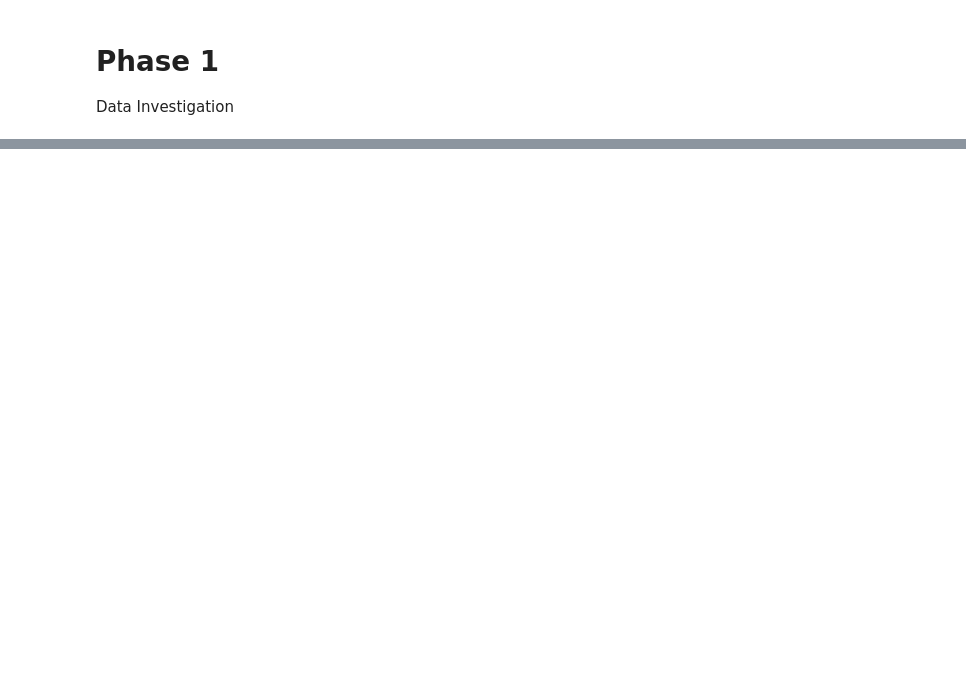
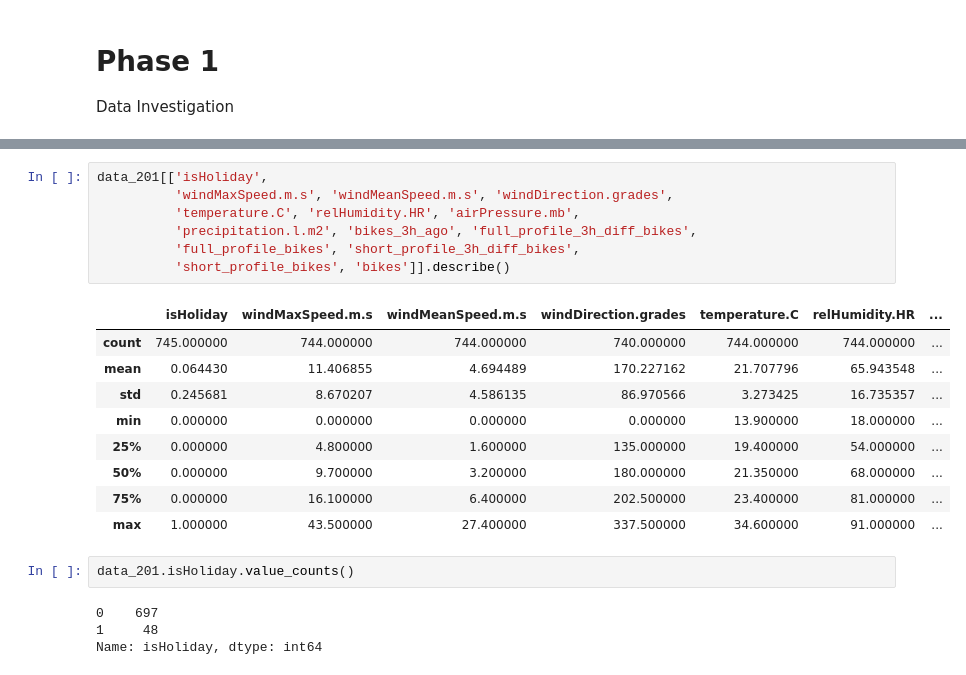
Before and after one commit to isabelladegen/mlp-2021, a Jupyter notebook: notebooks/ExperimentWithPerStationData.ipynb, the cells around one changed output, grey strips where cells are left out. Saved outputs shown, nothing was run; the diff lists cells and outputs as text; blank space fills up the shorter version.

```diff
--- a/notebooks/ExperimentWithPerStationData.ipynb
+++ b/notebooks/ExperimentWithPerStationData.ipynb
@@ -21,0 +81,23 @@ data_201
+# %%
+data_201[['isHoliday',
+          'windMaxSpeed.m.s', 'windMeanSpeed.m.s', 'windDirection.grades',
+          'temperature.C', 'relHumidity.HR', 'airPressure.mb',
+          'precipitation.l.m2', 'bikes_3h_ago', 'full_profile_3h_diff_bikes',
+          'full_profile_bikes', 'short_profile_3h_diff_bikes',
+          'short_profile_bikes', 'bikes']].describe()
+# %% [output]
+|  | isHoliday | windMaxSpeed.m.s | windMeanSpeed.m.s | windDirection.grades | temperature.C | relHumidity.HR | ... |
+| count | 745.000000 | 744.000000 | 744.000000 | 740.000000 | 744.000000 | 744.000000 | ... |
+| mean | 0.064430 | 11.406855 | 4.694489 | 170.227162 | 21.707796 | 65.943548 | ... |
+| std | 0.245681 | 8.670207 | 4.586135 | 86.970566 | 3.273425 | 16.735357 | ... |
+| min | 0.000000 | 0.000000 | 0.000000 | 0.000000 | 13.900000 | 18.000000 | ... |
+| 25% | 0.000000 | 4.800000 | 1.600000 | 135.000000 | 19.400000 | 54.000000 | ... |
+| 50% | 0.000000 | 9.700000 | 3.200000 | 180.000000 | 21.350000 | 68.000000 | ... |
+| 75% | 0.000000 | 16.100000 | 6.400000 | 202.500000 | 23.400000 | 81.000000 | ... |
+| max | 1.000000 | 43.500000 | 27.400000 | 337.500000 | 34.600000 | 91.000000 | ... |
+# %%
+data_201.isHoliday.value_counts()
+# %% [output]
+0    697
+1     48
+Name: isHoliday, dtype: int64
```
Also changed, not shown: parts of 15 cells of this notebook, 8 other files.
